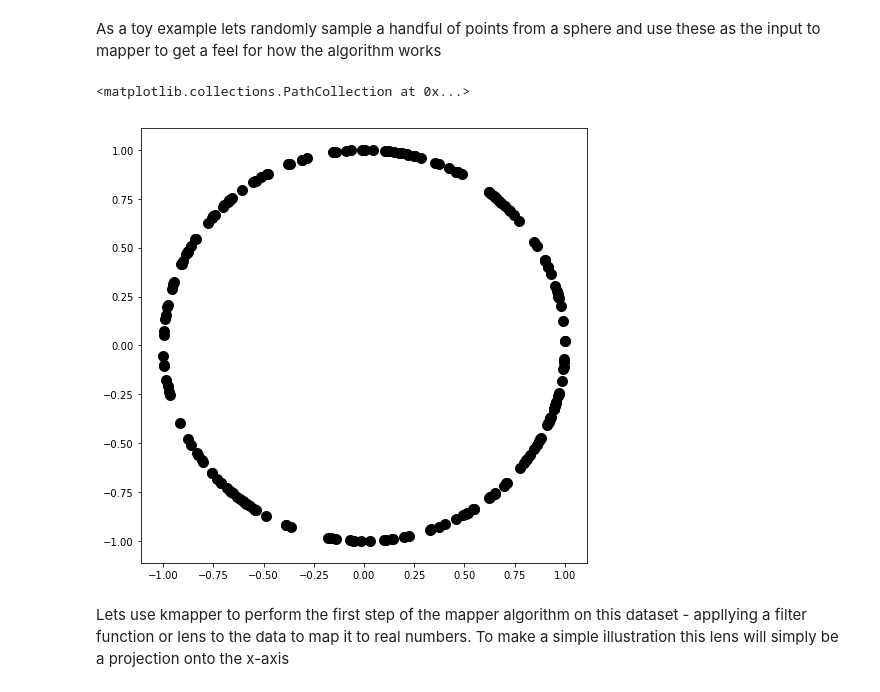
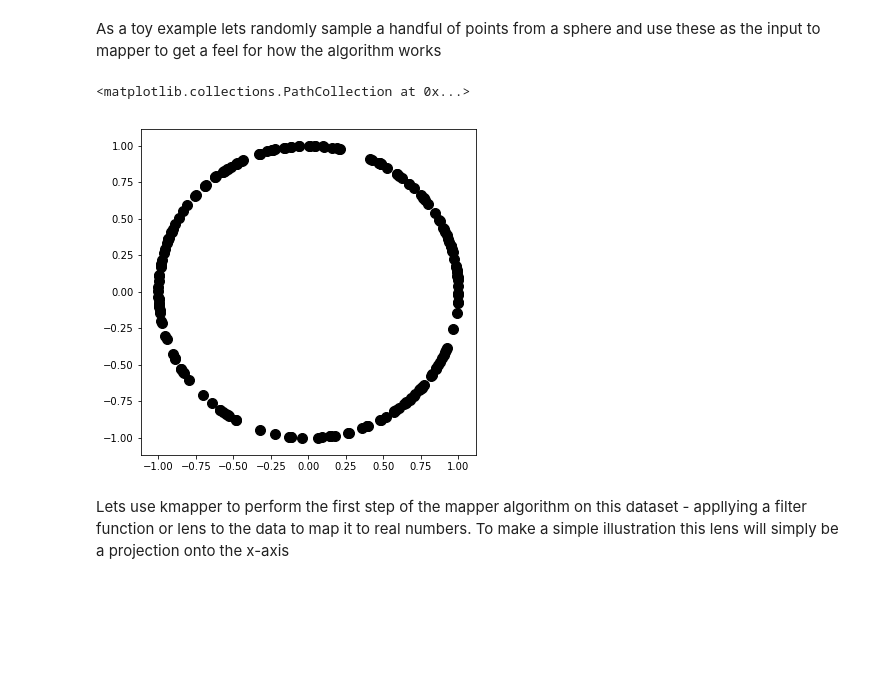
Before and after one commit to noelano/TDA, a Jupyter notebook: TDA_Intro.ipynb, the cells around one changed output. Drawn from its saved outputs; the diff is of its cells as text; code cells hidden in the pictures; blank space fills up the shorter version.

```diff
--- a/TDA_Intro.ipynb
+++ b/TDA_Intro.ipynb
@@ -38,26 +39,17 @@ def sample_spherical(npoints, ndim=3):
     vec /= np.linalg.norm(vec, axis=0)
     return vec
 # %%
-"""
-phi = np.linspace(0, np.pi, 20)
-theta = np.linspace(0, 2 * np.pi, 40)
-x = np.outer(np.sin(theta), np.cos(phi))
-y = np.outer(np.sin(theta), np.sin(phi))
-z = np.outer(np.cos(theta), np.ones_like(phi))
-"""
 xi, yi = sample_spherical(200, 2)
 
 points=zip(xi, yi)
 X=np.array(points)
 
-#fig, ax = plt.subplots(1, 1, subplot_kw={'projection':'3d', 'aspect':'equal'})
 fig, ax = plt.subplots(1, 1)
-fig.set_size_inches(8,8)
-#ax.plot_wireframe(x, y, z, color='k', rstride=1, cstride=1)
+fig.set_size_inches(6,6)
 ax.scatter(xi, yi, s=100, c='k', zorder=10)
 # %% [output]
 <matplotlib.collections.PathCollection at 0x...>
-[figure, old version]
+[figure, new version]
 # %% [markdown]
 Lets use kmapper to perform the first step of the mapper algorithm on this dataset - appllying a filter function or lens to the data to map it to real numbers. To make a simple illustration this lens will simply be a projection onto the x-axis
 # %%
```
Also changed, not shown: parts of 10 cells of this notebook, 2 other files.
